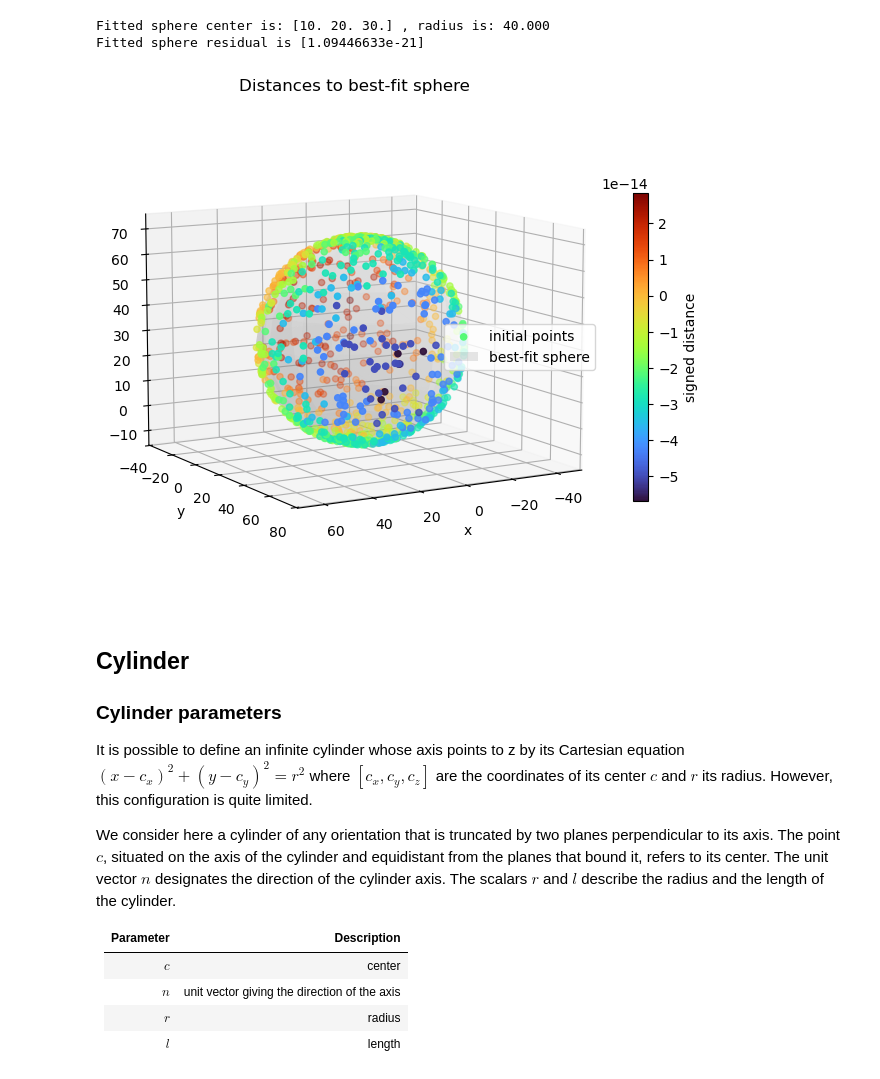
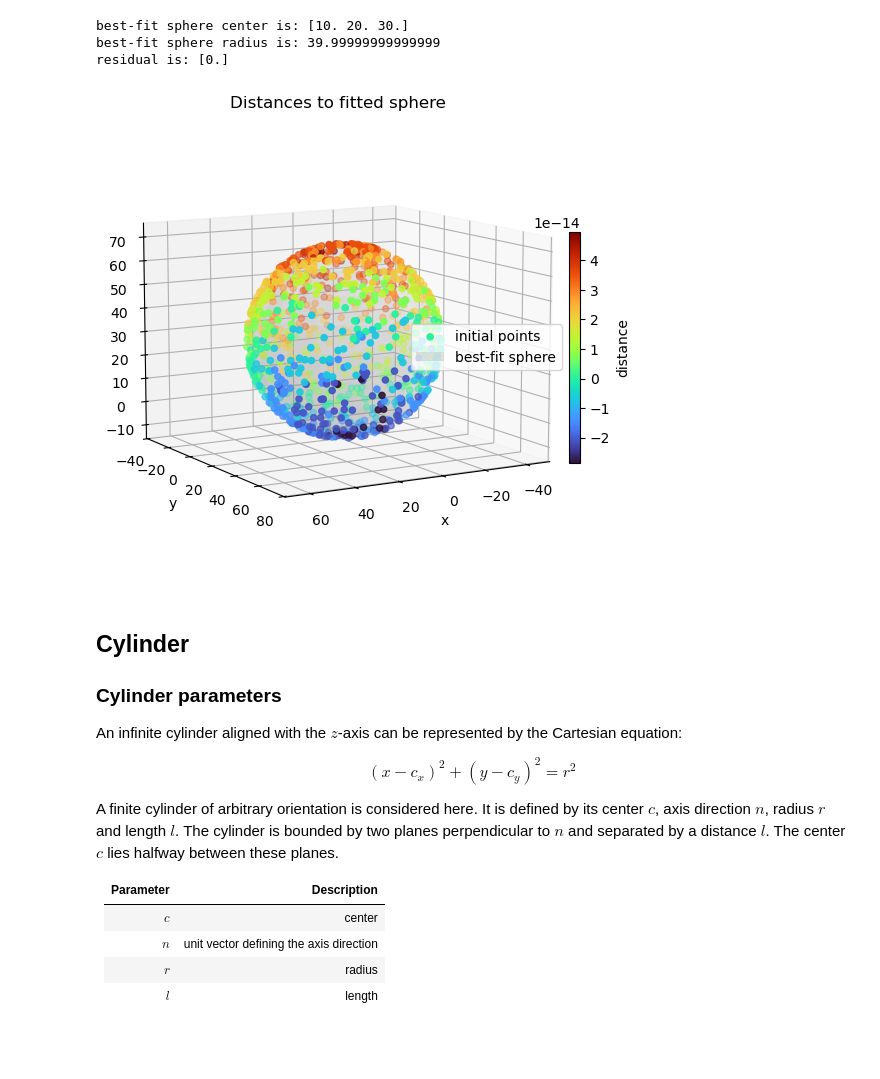
Before and after one commit to jlgregorio/tutorials-pointcloud-python, a Jupyter notebook: 08.primitive_fitting.ipynb, the cells around one changed output. Cells and saved outputs as stored; diff of their text form; code cells hidden in the pictures; blank space fills up the shorter version.

```diff
--- a/08.primitive_fitting.ipynb
+++ b/08.primitive_fitting.ipynb
@@ -59,19 +65,19 @@ It is however possible to integrate the notion of limits without adding too much
 | $w$       | width |
 # %%
 def generate_plane_points(center, normal, tangent, length, width, n=1000):
-    """Random points on a plane."""
+    """Generate random points on a rectangular plane."""
 
-    # Start with a unit plane pointing towards z
+    # Generate points on a unit plane
     x = np.random.uniform(-.5, .5, n)
     y = np.random.uniform(-.5, .5, n)
     z = np.zeros(n)
     points = np.stack((x, y, z), axis=1)
-    # Adjust dimensions
+    # Scale to the desired dimensions
     points[:, 0] *= length
     points[:, 1] *= width
-    # Adjust orientation
+    # Rotate to the desired orientation
     R = np.stack((tangent, np.cross(normal, tangent), normal), axis=1)
     points = (R @ points.T).T
-    # Adjust position
+    # Translate to the desired position
     return points + center
 # %%
@@ -353,6 +353,6 @@ Here the positive side corresponds to the "exterior" of the sphere.
 # %%
 def dist_to_sphere(points, center, radius):
-    """Signed distance to the sphere."""
+    """Signed distance to a sphere."""
 
     return np.linalg.norm(points - center, axis=1) - radius
 # %%
@@ -423,65 +416,69 @@ It can then be resolved by a linear least squares resolution algorithm.
 def fit_sphere(points):
     """Best-fit sphere to a pointcloud."""
 
-    # Coefficient matrix and values
+    # Linear least-squares system
     A = np.column_stack((2*points, np.ones(len(points))))
     b = (points**2).sum(axis=1)
     # Solve A x = b
-    x, res, _, _ = np.linalg.lstsq(A, b, rcond=None)
-    # Sphere parameters
+    x, residual, _, _ = np.linalg.lstsq(A, b, rcond=None)
+    # Recover sphere parameters
     center = x[:3]
     radius = np.sqrt(x[0]**2 + x[1]**2 + x[2]**2 + x[3])
 
-    return (center, radius), res
+    return (center, radius), residual
 # %%
 # Fit sphere to pointcloud
-best_fit_sphere_parameters, best_fit_sphere_res = fit_sphere(points_sphere)
-best_fit_sphere_center, best_fit_sphere_radius = best_fit_sphere_parameters
+sphere_fit, sphere_residual = fit_sphere(points_sphere)
+# Display estimated parameters
 with np.printoptions(precision=3, suppress=True):
-    print("Fitted sphere center is:", best_fit_sphere_center,
-          ", radius is: {:.3f}".format(best_fit_sphere_radius))
-print("Fitted sphere residual is", best_fit_sphere_res)
+    for name, val in zip(["center", "radius"], sphere_fit):
+        print(f"best-fit sphere {name} is: {val}")
+    print(f"residual is: {sphere_residual}")
+# Generate a mesh for visualization
+sphere_fit_vertices, sphere_fit_faces = generate_sphere_mesh(*sphere_fit)
+# Show distance to fitted sphere
+dists_sphere_fit = dist_to_sphere(points_sphere, *sphere_fit)
 
-# Generate best-fit sphere (mesh, for visualization purposes)
-best_fit_sphere_vertices, best_fit_sphere_faces = generate_sphere_mesh(best_fit_sphere_center, best_fit_sphere_radius)
-
-# Show distance to best-fit sphere
-dists_best_fit_sphere = dist_to_sphere(points_sphere, best_fit_sphere_center, best_fit_sphere_radius)
-
-# Plot best-fit sphere and distances
-fig = plt.figure(figsize=(8, 8))
+# Plot distances
+fig = plt.figure(figsize=(8, 6))
 ax = fig.add_subplot(111, projection="3d")
 p = ax.scatter(points_sphere[:, 0], points_sphere[:, 1], points_sphere[:, 2],
-          c=dists_best_fit_sphere, cmap="turbo", label="initial points")
-ax.plot_trisurf(best_fit_sphere_vertices[:,0], best_fit_sphere_vertices[:,1], best_fit_sphere_vertices[:,2],
-                triangles=best_fit_sphere_faces, color="white", alpha=0.2, label="best-fit sphere")
+               c=dists_sphere_fit, cmap="turbo", label="initial points")
+ax.plot_trisurf(sphere_fit_vertices[:, 0], sphere_fit_vertices[:, 1],
+                sphere_fit_vertices[:, 2], triangles=sphere_fit_faces,
+                color="white", alpha=0.2, label="best-fit sphere")
 ax.set_xlabel('x')
 ax.set_ylabel('y')
 ax.set_zlabel('z')
 ax.legend(loc="right")
 ax.view_init(10, 60)
-cbar = fig.colorbar(p, shrink=0.5)
-cbar.set_label('signed distance')
-plt.axis("equal")
-plt.title("Distances to best-fit sphere")
+cbar = fig.colorbar(p, shrink=0.5, pad=0)
+cbar.set_label('distance')
+ax.axis("equal")
+ax.set_title("Distances to fitted sphere")
 plt.show()
 # %% [output]
-Fitted sphere center is: [10. 20. 30.] , radius is: 40.000
-Fitted sphere residual is [1.09446633e-21]
+best-fit sphere center is: [10. 20. 30.]
+best-fit sphere radius is: 39.99999999999999
+residual is: [0.]
-[figure, old version]
+[figure, new version]
 # %% [markdown]
 ## Cylinder
 
 ### Cylinder parameters
 
-It is possible to define an infinite cylinder whose axis points to z by its Cartesian equation $(x - c_x)^2 + (y - c_y)^2 = r^2$ where $[c_x, c_y, c_z]$ are the coordinates of its center $c$ and $r$ its radius. However, this configuration is quite limited.
+An infinite cylinder aligned with the $z$-axis can be represented by the Cartesian equation:
 
-We consider here a cylinder of any orientation that is truncated by two planes perpendicular to its axis. The point $c$, situated on the axis of the cylinder and equidistant from the planes that bound it, refers to its center. The unit vector $n$ designates the direction of the cylinder axis. The scalars $r$ and $l$ describe the radius and the length of the cylinder.
+\begin{equation*}
+    (x - c_{x})^{2} + (y - c_{y})^{2} = r^{2}
+\end{equation*}
+
+A finite cylinder of arbitrary orientation is considered here. It is defined by its center $c$, axis direction $n$, radius $r$ and length $l$. The cylinder is bounded by two planes perpendicular to $n$ and separated by a distance $l$. The center $c$ lies halfway between these planes.
 
 | Parameter | Description |
 |:----------|:------------|
 | $c$       | center |
-| $n$       | unit vector giving the direction of the axis |
+| $n$       | unit vector defining the axis direction |
 | $r$       | radius |
 | $l$       | length |
 # %%
```
Also changed, not shown: parts of 50 cells of this notebook.
